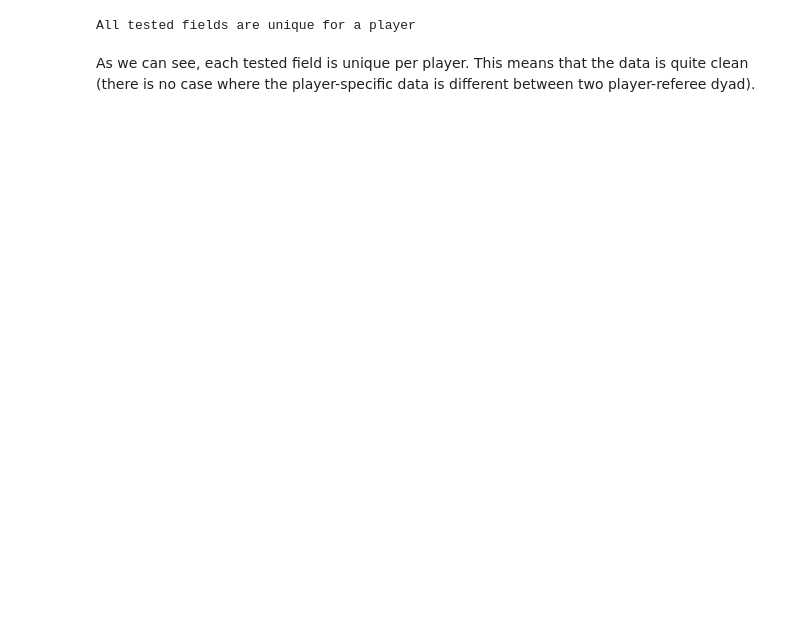
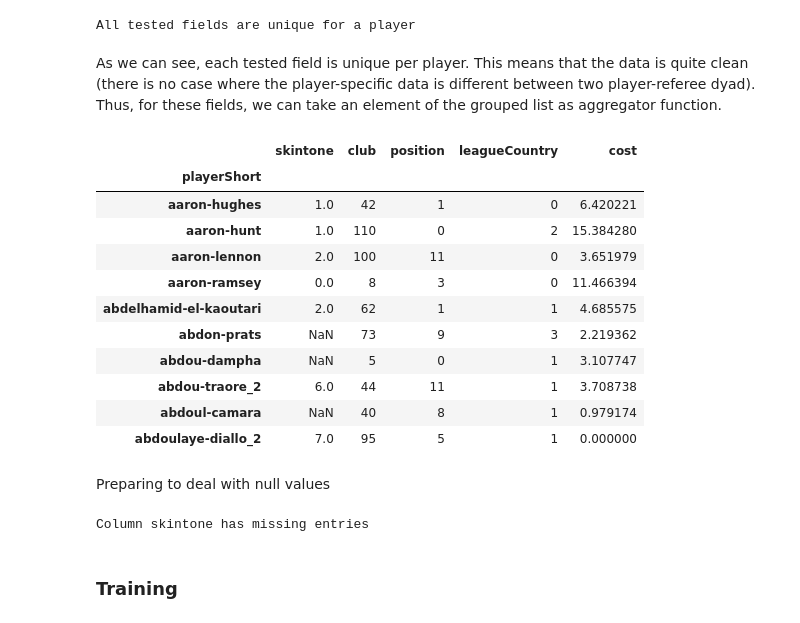
Before and after one commit to fdevillard/ada-homeworks, a Jupyter notebook: 04 - Applied ML/flo-skin-analysis.ipynb, the cells around one changed output. Saved outputs shown, nothing was run; the diff lists cells and outputs as text; code cells hidden in the pictures; blank space fills up the shorter version.

```diff
--- a/04 - Applied ML/flo-skin-analysis.ipynb
+++ b/04 - Applied ML/flo-skin-analysis.ipynb
@@ -228,2 +256,9 @@ df_subset = df_categorized[['playerShort', 'club', 'leagueCountry', 'height','we
+# %%
+df_subset = df_categorized[['playerShort', 'club', 'leagueCountry', 'position','games', 'yellowCards', 'redCards', 'meanIAT', 'skintone']].copy()
+
+for f in ['meanIAT', 'yellowCards', 'redCards']:
+    df_subset[f].fillna(0, inplace=True)
+
+df_subset["cost"] = df_subset['meanIAT']*(df_subset['yellowCards'] + 3*df_subset['redCards'])
 # %%
 def check_field_uniqueness_per_player(df, field):
@@ -244,4 +288,46 @@ else:
 # %% [output]
 All tested fields are unique for a player
 # %% [markdown]
-As we can see, each tested field is unique per player. This means that the data is quite clean (there is no case where the player-specific data is different between two player-referee dyad).
+As we can see, each tested field is unique per player. This means that the data is quite clean (there is no case where the player-specific data is different between two player-referee dyad). Thus, for these fields, we can take an element of the grouped list as aggregator function.
+# %%
+def pick_first(elements):
+    """
+    Aggregator for fields where each element are the same
+    """
+    return elements.iloc[0]
+# %%
+df_grouped = df_subset.groupby('playerShort')
+
+df_final = df_grouped.agg({
+        'club': pick_first,
+        'leagueCountry': pick_first,
+        'position': pick_first,
+        'cost': 'sum',
+        'skintone': pick_first
+    })
+
+
+df_final.head(10)
+# %% [output]
+|  | skintone | club | position | leagueCountry | cost |
+| playerShort |  |  |  |  |  |
+| aaron-hughes | 1.0 | 42 | 1 | 0 | 6.420221 |
+| aaron-hunt | 1.0 | 110 | 0 | 2 | 15.384280 |
+| aaron-lennon | 2.0 | 100 | 11 | 0 | 3.651979 |
+| aaron-ramsey | 0.0 | 8 | 3 | 0 | 11.466394 |
+| abdelhamid-el-kaoutari | 2.0 | 62 | 1 | 1 | 4.685575 |
+| abdon-prats | NaN | 73 | 9 | 3 | 2.219362 |
+| abdou-dampha | NaN | 5 | 0 | 1 | 3.107747 |
+| abdou-traore_2 | 6.0 | 44 | 11 | 1 | 3.708738 |
+| abdoul-camara | NaN | 40 | 8 | 1 | 0.979174 |
+| abdoulaye-diallo_2 | 7.0 | 95 | 5 | 1 | 0.000000 |
+# %% [markdown]
+Preparing to deal with null values
+# %%
+for c in df_final.columns:
+    if any(df_final[c].isnull()):
+        print("Column {} has missing entries".format(c))
+# %% [output]
+Column skintone has missing entries
+# %% [markdown]
+### Training
```
Also changed, not shown: parts of 10 cells of this notebook.
